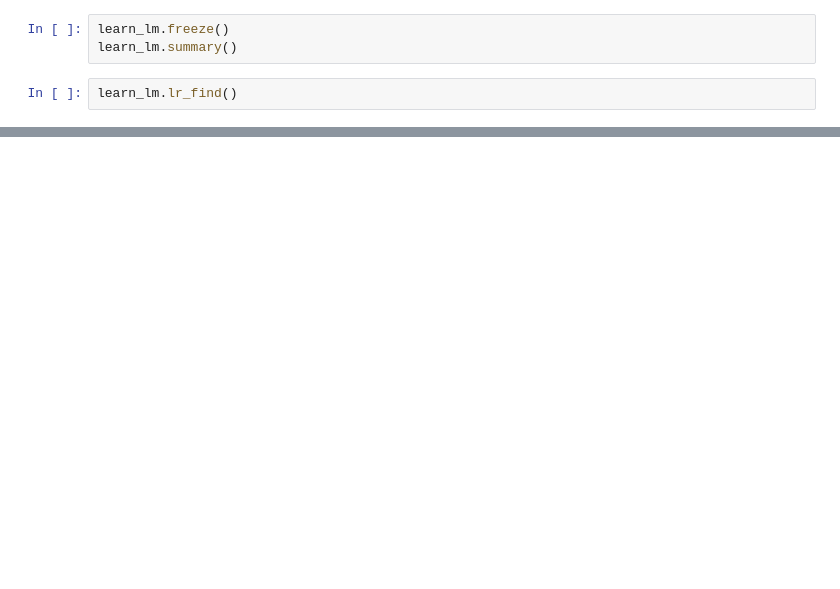
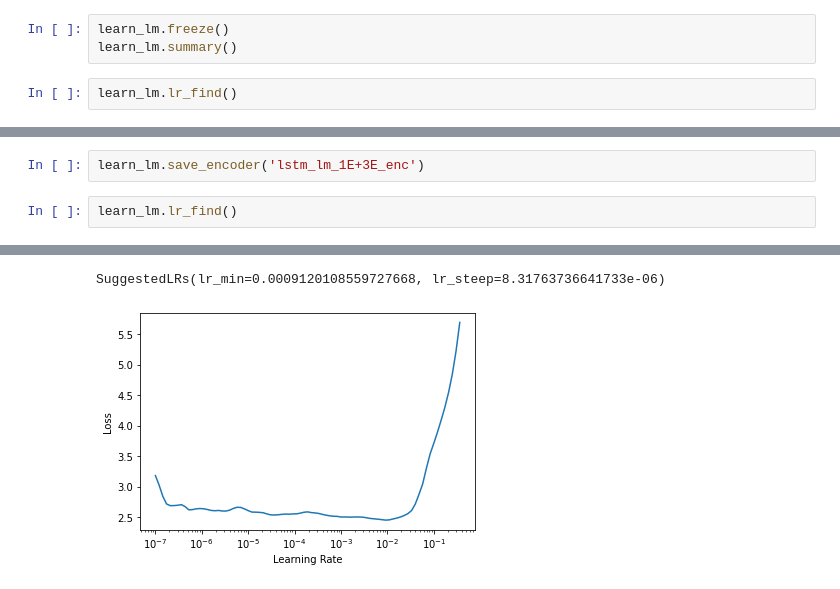
Before and after one commit to peluz/victor-visual-text, a Jupyter notebook: train_text_ulmfit.ipynb, the cells around one changed output, grey strips where cells are left out. Cells and saved outputs as stored; diff of their text form; blank space fills up the shorter version.

```diff
--- a/train_text_ulmfit.ipynb
+++ b/train_text_ulmfit.ipynb
@@ -89,0 +143,5 @@ learn_lm.lr_find()
+# %%
+learn_lm.save_encoder('lstm_lm_1E+3E_enc')
+# %%
+learn_lm.lr_find()
+# %% [output]
@@ -89,0 +149,2 @@ learn_lm.lr_find()
+SuggestedLRs(lr_min=0.0009120108559727668, lr_steep=8.31763736641733e-06)
+[figure, added]
```
Also changed, not shown: parts of 90 cells of this notebook, 1 other file.
